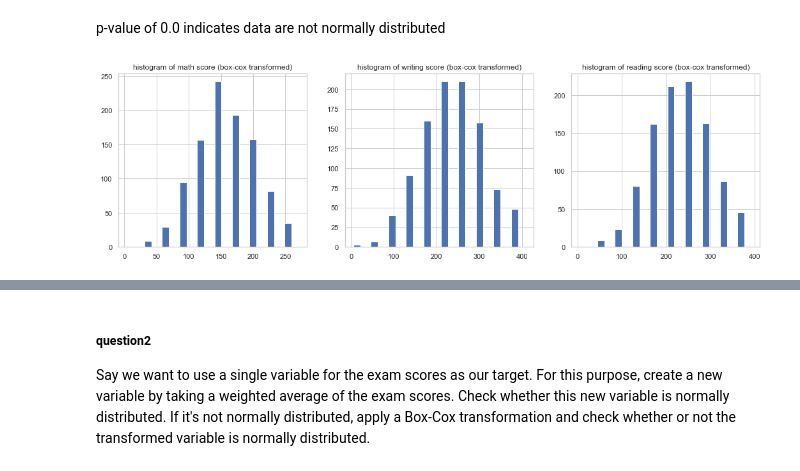
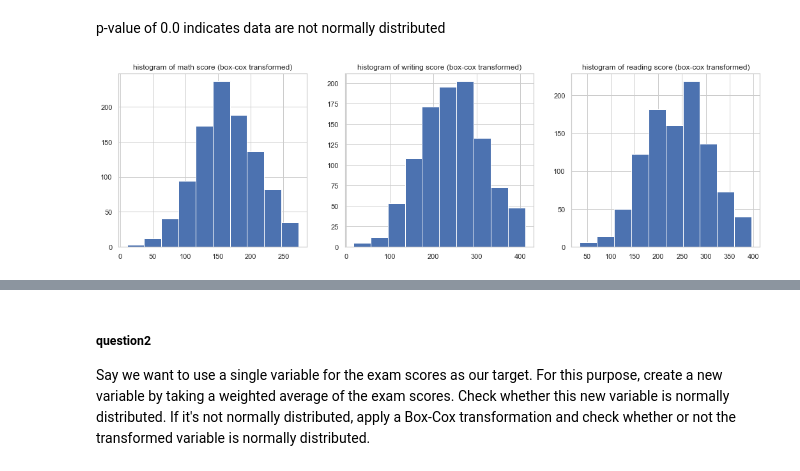
Before and after one commit to kathieking/Thinkful, a Jupyter notebook: check17_7_assignment.ipynb, the cells around one changed output, grey strips where cells are left out. Saved outputs shown, nothing was run; the diff lists cells and outputs as text; code cells hidden in the pictures.

```diff
--- a/check17_7_assignment.ipynb
+++ b/check17_7_assignment.ipynb
@@ -121,26 +125,28 @@ p-value of 0.0 indicates data are not normally distributed
 # %%
 from scipy.stats import boxcox
 #error due to data that was not positive, cannot run boxcox, excluding math score of 0
-math_scores_boxcox = boxcox(studentsperformance_df[studentsperformance_df['math score'] > 0]['math score'])
-writing_scores_boxcox = boxcox(studentsperformance_df['writing score'])
-reading_scores_boxcox = boxcox(studentsperformance_df['reading score'])
+# the ,_ after variable name indicates that we are only interested in the first element of the tuple,
+# with the ,_ there is no need to index [0] when the variable is used in later code
+math_scores_boxcox,_ = boxcox(studentsperformance_df[studentsperformance_df['math score'] > 0]['math score'])
+writing_scores_boxcox,_ = boxcox(studentsperformance_df['writing score'])
+reading_scores_boxcox,_ = boxcox(studentsperformance_df['reading score'])
 
 plt.figure(figsize=(18,5))
 
 # histograms of the box-cox transformed data
 plt.subplot(1, 3, 1)
 plt.hist(math_scores_boxcox)
 plt.title('histogram of math score (box-cox transformed)')
 
 plt.subplot(1, 3, 2)
 plt.hist(writing_scores_boxcox)
 plt.title('histogram of writing score (box-cox transformed)')
 
 plt.subplot(1, 3, 3)
 plt.hist(reading_scores_boxcox)
 plt.title('histogram of reading score (box-cox transformed)')
 
 plt.show()
 # %% [output]
-[figure, old version]
+[figure, new version]
 # %%
```
Also changed, not shown: parts of 14 cells of this notebook.
